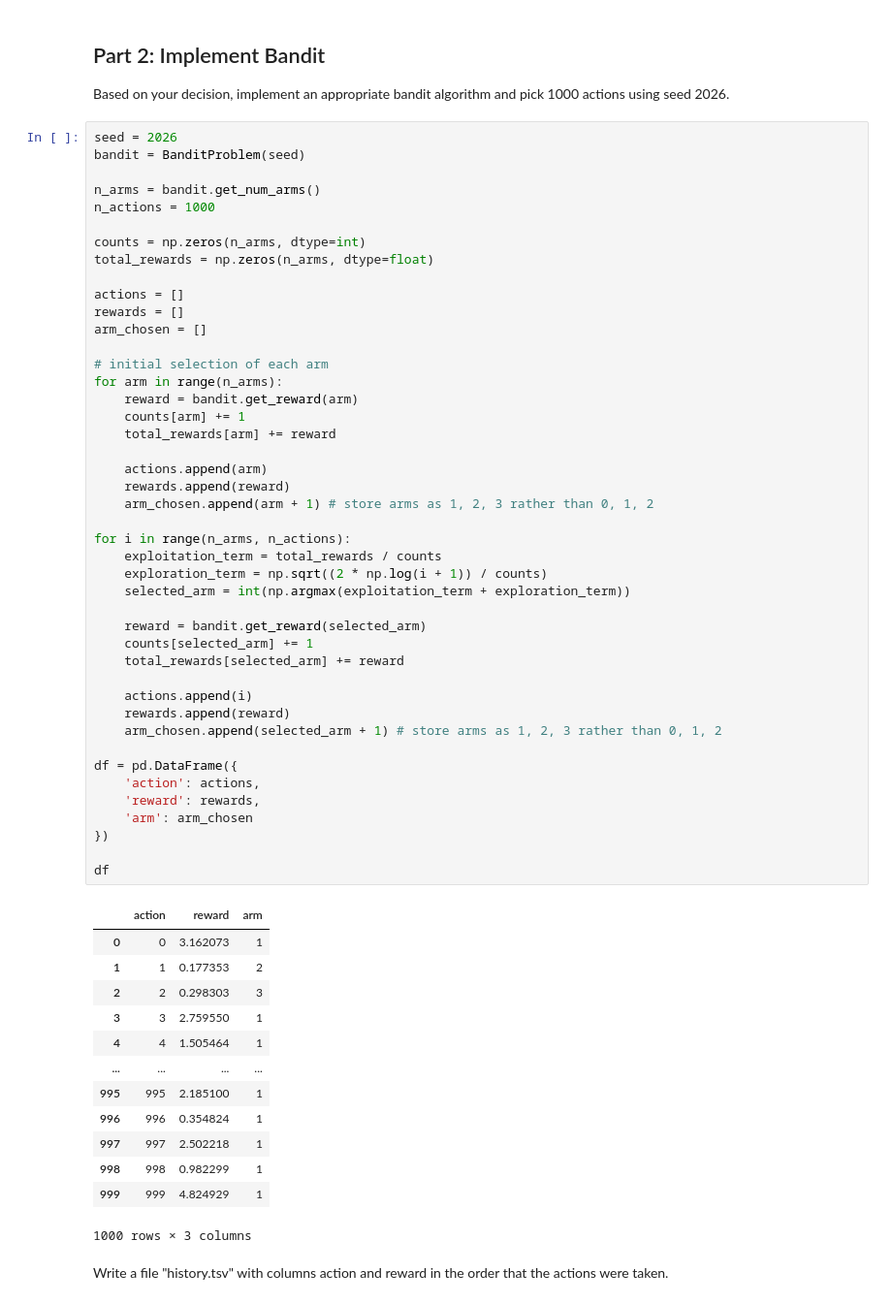
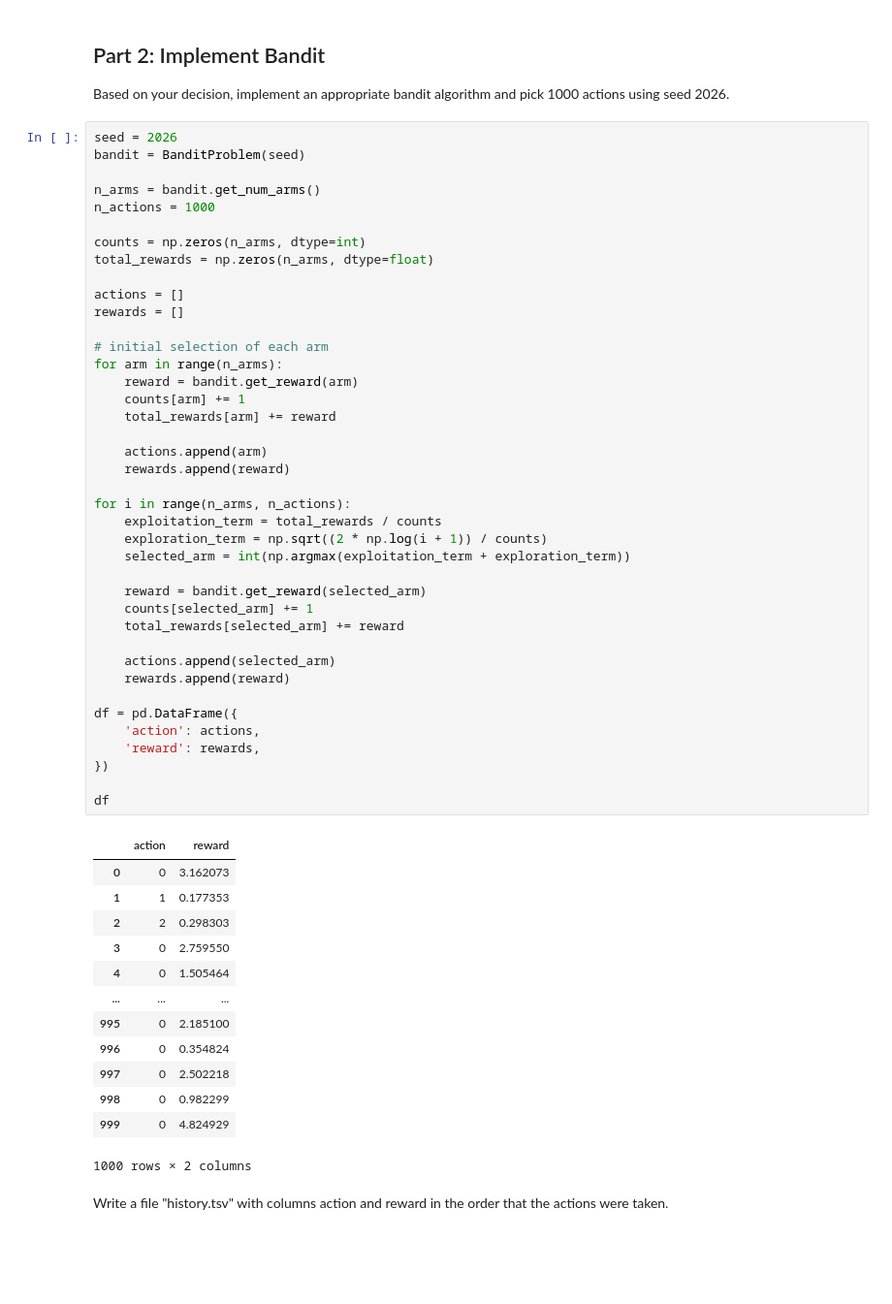
Before and after one commit to aidandig/dx704-project-03, a Jupyter notebook: dx704-project-03.ipynb, the cells around one changed output. Shown at 97% size. Drawn from its saved outputs; the diff is of its cells as text; blank space fills up the shorter version.

Commit message:
fixed history to store arm selected for column action rather than iteration step

```diff
--- a/dx704-project-03.ipynb
+++ b/dx704-project-03.ipynb
@@ -120,52 +120,48 @@ total_rewards = np.zeros(n_arms, dtype=float)
 
 actions = []
 rewards = []
-arm_chosen = []
 
 # initial selection of each arm
 for arm in range(n_arms):
     reward = bandit.get_reward(arm)
     counts[arm] += 1
     total_rewards[arm] += reward
 
     actions.append(arm)
     rewards.append(reward)
-    arm_chosen.append(arm + 1) # store arms as 1, 2, 3 rather than 0, 1, 2
 
 for i in range(n_arms, n_actions):
     exploitation_term = total_rewards / counts
     exploration_term = np.sqrt((2 * np.log(i + 1)) / counts)
     selected_arm = int(np.argmax(exploitation_term + exploration_term))
 
     reward = bandit.get_reward(selected_arm)
     counts[selected_arm] += 1
     total_rewards[selected_arm] += reward
 
-    actions.append(i)
+    actions.append(selected_arm)
     rewards.append(reward)
-    arm_chosen.append(selected_arm + 1) # store arms as 1, 2, 3 rather than 0, 1, 2
 
 df = pd.DataFrame({
     'action': actions,
     'reward': rewards,
-    'arm': arm_chosen
 })
 
 df
 # %% [output]
-|  | action | reward | arm |
-| 0 | 0 | 3.162073 | 1 |
-| 1 | 1 | 0.177353 | 2 |
-| 2 | 2 | 0.298303 | 3 |
-| 3 | 3 | 2.759550 | 1 |
-| 4 | 4 | 1.505464 | 1 |
-| ... | ... | ... | ... |
-| 995 | 995 | 2.185100 | 1 |
-| 996 | 996 | 0.354824 | 1 |
-| 997 | 997 | 2.502218 | 1 |
-| 998 | 998 | 0.982299 | 1 |
-| 999 | 999 | 4.824929 | 1 |
+|  | action | reward |
+| 0 | 0 | 3.162073 |
+| 1 | 1 | 0.177353 |
+| 2 | 2 | 0.298303 |
+| 3 | 0 | 2.759550 |
+| 4 | 0 | 1.505464 |
+| ... | ... | ... |
+| 995 | 0 | 2.185100 |
+| 996 | 0 | 0.354824 |
+| 997 | 0 | 2.502218 |
+| 998 | 0 | 0.982299 |
+| 999 | 0 | 4.824929 |
-1000 rows × 3 columns
+1000 rows × 2 columns
 # %% [markdown]
 Write a file "history.tsv" with columns action and reward in the order that the actions were taken.
 # %%
```
Also changed, not shown: parts of 3 cells of this notebook, 3 other files.
